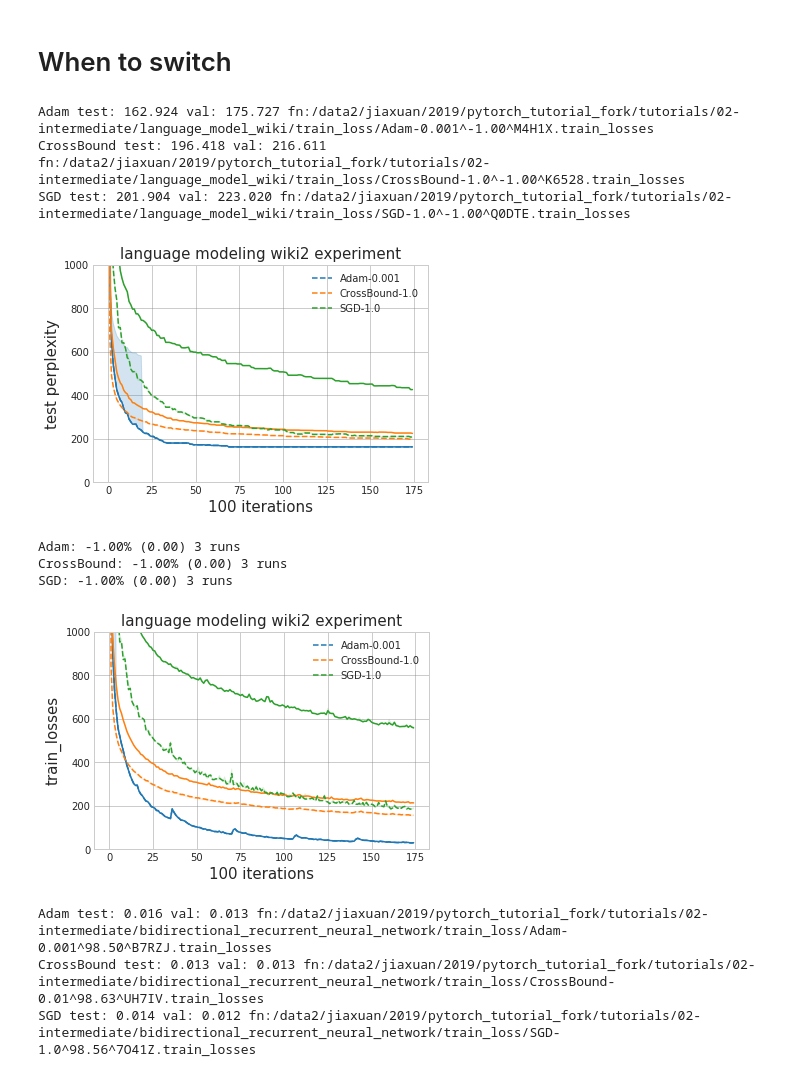
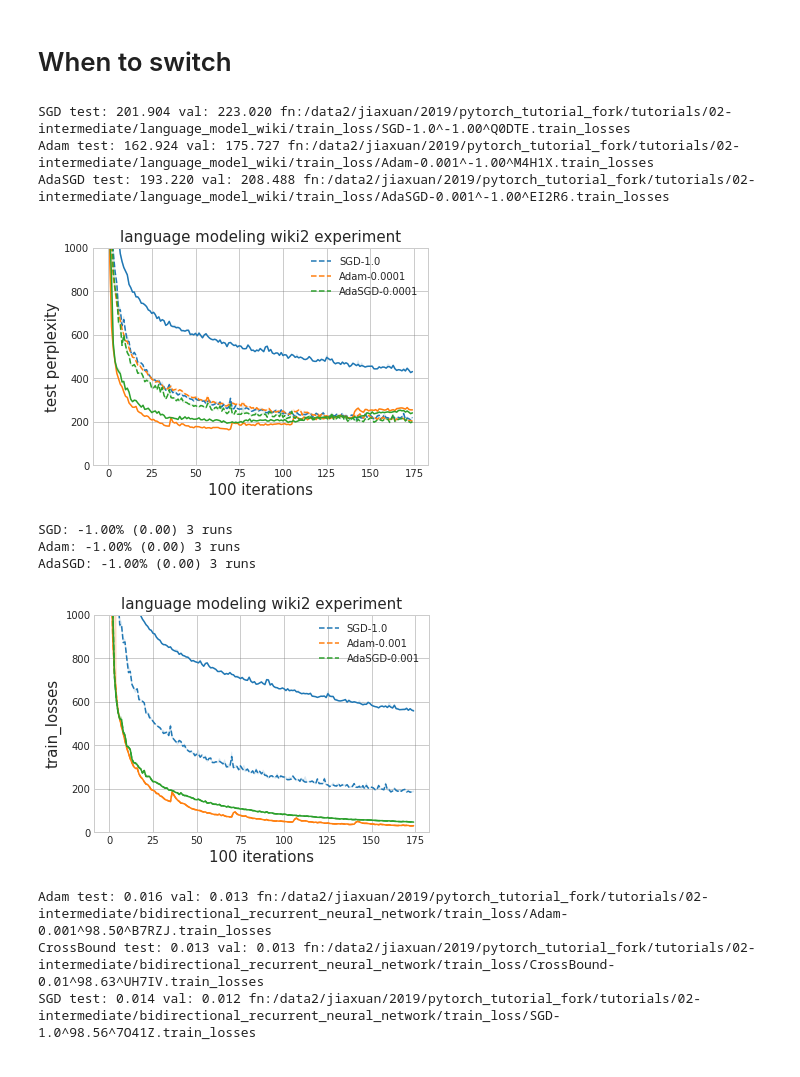
Before and after one commit to nathanwang000/MTL, a Jupyter notebook: Figures.ipynb, the cells around one changed output. Saved outputs shown, nothing was run; the diff lists cells and outputs as text; code cells hidden in the pictures.

```diff
--- a/Figures.ipynb
+++ b/Figures.ipynb
@@ -49,39 +49,36 @@ def plot_tracker(track, param_index):
 # When to switch
 # %%
 default_setting = {'AdaBound': '0.001',
+ 'AdaSGD': '0.001',
  'Adam': '0.001',
  'CrossAdaBound': '0.001',
  'CrossBound': '0.001',
  'Diff': '0.001',
  'SGD': '0.1',
  'Swats': '0.001'}
 
-methods = ['CrossBound', #'AdaBound',
-           'Swats',
-           'CrossAdaBound'
-          ] # when to switch
-methods = ['CrossBound', 'Adam', 'SGD']
+methods = ['AdaSGD', 'Adam', 'SGD']
 plot_best_test('/data2/jiaxuan/2019/pytorch_tutorial_fork/tutorials/02-intermediate/language_model_wiki/train_loss/*train_losses',
                title='language modeling wiki2 experiment', smooth_window=1, ylim=[0, 1000], methods=methods,
                start=-2, default_setting=default_setting,
                xlabel="100 iterations", ylabel="perplexity",
-               early_stop=True, early_stop_patience=10)
+               early_stop=False, early_stop_patience=None)
 
 plot_best('/data2/jiaxuan/2019/pytorch_tutorial_fork/tutorials/02-intermediate/language_model_wiki/train_loss/*train_losses',
           title='language modeling wiki2 experiment', smooth_window=1, ylim=[0, 1000], methods=methods,
           xlabel="100 iterations", start=0, default_setting=default_setting)
 
 #plot_tracker(joblib.load('/data2/jiaxuan/2019/pytorch_tutorial_fork/tutorials/02-intermediate/language_model_wiki/train_loss/CrossAdaBound-0.001^-1.00^8V3QC.opt_track'), 0)
 #plot_tracker(joblib.load('/data2/jiaxuan/2019/pytorch_tutorial_fork/tutorials/02-intermediate/language_model_wiki/train_loss/Swats-0.001^-1.00^JW23S.opt_track'), 0)
 # %% [output]
+SGD test: 201.904 val: 223.020 fn:/data2/jiaxuan/2019/pytorch_tutorial_fork/tutorials/02-intermediate/language_model_wiki/train_loss/SGD-1.0^-1.00^Q0DTE.train_losses
 Adam test: 162.924 val: 175.727 fn:/data2/jiaxuan/2019/pytorch_tutorial_fork/tutorials/02-intermediate/language_model_wiki/train_loss/Adam-0.001^-1.00^M4H1X.train_losses
-CrossBound test: 196.418 val: 216.611 fn:/data2/jiaxuan/2019/pytorch_tutorial_fork/tutorials/02-intermediate/language_model_wiki/train_loss/CrossBound-1.0^-1.00^K6528.train_losses
-SGD test: 201.904 val: 223.020 fn:/data2/jiaxuan/2019/pytorch_tutorial_fork/tutorials/02-intermediate/language_model_wiki/train_loss/SGD-1.0^-1.00^Q0DTE.train_losses
+AdaSGD test: 193.220 val: 208.488 fn:/data2/jiaxuan/2019/pytorch_tutorial_fork/tutorials/02-intermediate/language_model_wiki/train_loss/AdaSGD-0.001^-1.00^EI2R6.train_losses
-[figure, old version]
+[figure, new version]
+SGD: -1.00% (0.00) 3 runs
 Adam: -1.00% (0.00) 3 runs
-CrossBound: -1.00% (0.00) 3 runs
-SGD: -1.00% (0.00) 3 runs
+AdaSGD: -1.00% (0.00) 3 runs
-[figure, old version]
+[figure, new version]
 # %%
 default_setting = {'AdaBound': '0.001',
  'Adam': '0.001',
```
Also changed, not shown: parts of 1 cell of this notebook, 1 other file.
